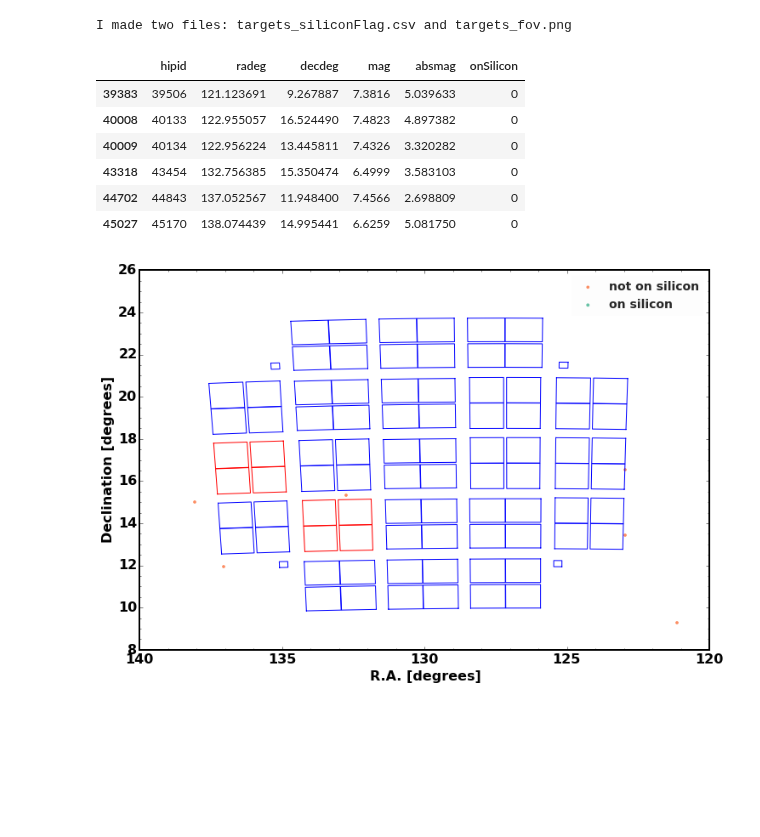
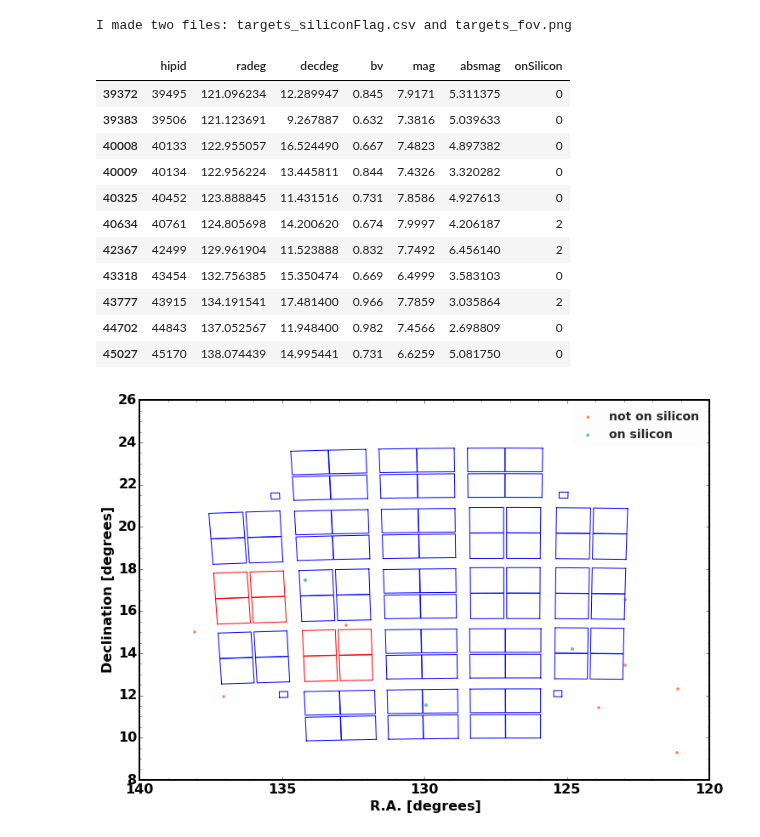
Before and after one commit to mattgiguere/K2Brights, a Jupyter notebook: code/K2BrightsCamp5.ipynb, the cells around one changed output. Drawn from its saved outputs; the diff is of its cells as text; code cells hidden in the pictures; blank space fills up the shorter version.

```diff
--- a/code/K2BrightsCamp5.ipynb
+++ b/code/K2BrightsCamp5.ipynb
@@ -121,12 +124,12 @@ ralorad = 120 / 180. * np.pi
 rahirad = 140 / 180. * np.pi
 dechirad = 20 / 180. * np.pi
 declorad = 9 / 180. * np.pi
-hip_camp5 = hip_close[((hip_close['mag'] < 7.5) &
-                       (hip_close['ra'] > ralorad) &
-                       (hip_close['ra'] < rahirad) &
-                       (hip_close['dec'] < dechirad) &
-                       (hip_close['dec'] > declorad) &
-                       (hip_close['bv'] > 0.63) &
-                       (hip_close['absmag'] > 1.1))].copy()
-len(hip_camp5)
+hip_camp = hip_close[((hip_close['mag'] < 8.) &
+                      (hip_close['ra'] > ralorad) &
+                      (hip_close['ra'] < rahirad) &
+                      (hip_close['dec'] < dechirad) &
+                      (hip_close['dec'] > declorad) &
+                      (hip_close['bv'] > 0.63) &
+                      (hip_close['absmag'] > 1.1))].copy()
+len(hip_camp)
 # %% [output]
@@ -153,4 +161,4 @@ hip_camp5
 # %%
-hip_camp5['radeg'] = hip_camp5['ra'] * 180. / np.pi
-hip_camp5['decdeg'] = hip_camp5['dec'] * 180. / np.pi
+hip_camp['radeg'] = hip_camp['ra'] * 180. / np.pi
+hip_camp['decdeg'] = hip_camp['dec'] * 180. / np.pi
 # %%
@@ -180,9 +193,10 @@ K2fov.K2onSilicon(fname,fieldnum)
 I made two files: targets_siliconFlag.csv and targets_fov.png
 # %%
 #Method 2
-ra_sources_deg, dec_sources_deg, mag = (hip_camp5['radeg'].values,
-                                       hip_camp5['decdeg'].values,
-                                       hip_camp5['mag'].values)
+fieldnum = 5
+ra_sources_deg, dec_sources_deg, mag = (hip_camp['radeg'].values,
+                                       hip_camp['decdeg'].values,
+                                       hip_camp['mag'].values)
 
 from K2fov.K2onSilicon import getRaDecRollFromFieldnum
 from K2fov.K2onSilicon import onSiliconCheck
@@ -216,40 +230,45 @@ fig = plt.gcf()
 ax = fig.gca()
 ax = fig.add_subplot(111)
 #ax.scatter(*targets,s=2,label='not on silicon')
 ax.scatter(*targets,color='#fc8d62',s=7,label='not on silicon')
 ax.scatter(targets[0][onSilicon],
     targets[1][onSilicon],color='#66c2a5',s=8,label='on silicon')
 ax.set_xlabel('R.A. [degrees]',fontsize=16)
 ax.set_ylabel('Declination [degrees]',fontsize=16)
 ax.invert_xaxis()
 ax.minorticks_on()
 legend = ax.legend(loc=0,
     frameon=True, scatterpoints=1)
 rect = legend.get_frame()
 rect.set_alpha(0.3)
 rect.set_facecolor(light_grey)
 rect.set_linewidth(0.0)
 texts = legend.texts
 for t in texts:
     t.set_color(almost_black)
 
 siliconFlag = np.zeros_like(ra_sources_deg)
 
 #prints zero if target is not on silicon
 siliconFlag = np.where(nearSilicon,0,siliconFlag)
 
 #prints a 2 if target is on silicon
 siliconFlag = np.where(onSilicon,2,siliconFlag)
 
-hip_camp5['onSilicon'] = siliconFlag
+hip_camp['onSilicon'] = siliconFlag
 
-hip_camp5[['hipid', 'radeg', 'decdeg', 'mag', 'absmag', 'onSilicon']]
+hip_camp[['hipid', 'radeg', 'decdeg', 'bv', 'mag', 'absmag', 'onSilicon']]
 # %% [output]
-|  | hipid | radeg | decdeg | mag | absmag | onSilicon |
-| 39383 | 39506 | 121.123691 | 9.267887 | 7.3816 | 5.039633 | 0 |
-| 40008 | 40133 | 122.955057 | 16.524490 | 7.4823 | 4.897382 | 0 |
-| 40009 | 40134 | 122.956224 | 13.445811 | 7.4326 | 3.320282 | 0 |
-| 43318 | 43454 | 132.756385 | 15.350474 | 6.4999 | 3.583103 | 0 |
-| 44702 | 44843 | 137.052567 | 11.948400 | 7.4566 | 2.698809 | 0 |
-| 45027 | 45170 | 138.074439 | 14.995441 | 6.6259 | 5.081750 | 0 |
+|  | hipid | radeg | decdeg | bv | mag | absmag | onSilicon |
+| 39372 | 39495 | 121.096234 | 12.289947 | 0.845 | 7.9171 | 5.311375 | 0 |
+| 39383 | 39506 | 121.123691 | 9.267887 | 0.632 | 7.3816 | 5.039633 | 0 |
+| 40008 | 40133 | 122.955057 | 16.524490 | 0.667 | 7.4823 | 4.897382 | 0 |
+| 40009 | 40134 | 122.956224 | 13.445811 | 0.844 | 7.4326 | 3.320282 | 0 |
+| 40325 | 40452 | 123.888845 | 11.431516 | 0.731 | 7.8586 | 4.927613 | 0 |
+| 40634 | 40761 | 124.805698 | 14.200620 | 0.674 | 7.9997 | 4.206187 | 2 |
+| 42367 | 42499 | 129.961904 | 11.523888 | 0.832 | 7.7492 | 6.456140 | 2 |
+| 43318 | 43454 | 132.756385 | 15.350474 | 0.669 | 6.4999 | 3.583103 | 0 |
+| 43777 | 43915 | 134.191541 | 17.481400 | 0.966 | 7.7859 | 3.035864 | 2 |
+| 44702 | 44843 | 137.052567 | 11.948400 | 0.982 | 7.4566 | 2.698809 | 0 |
+| 45027 | 45170 | 138.074439 | 14.995441 | 0.731 | 6.6259 | 5.081750 | 0 |
-[figure, old version]
+[figure, new version]
```
Also changed, not shown: parts of 11 cells of this notebook.
